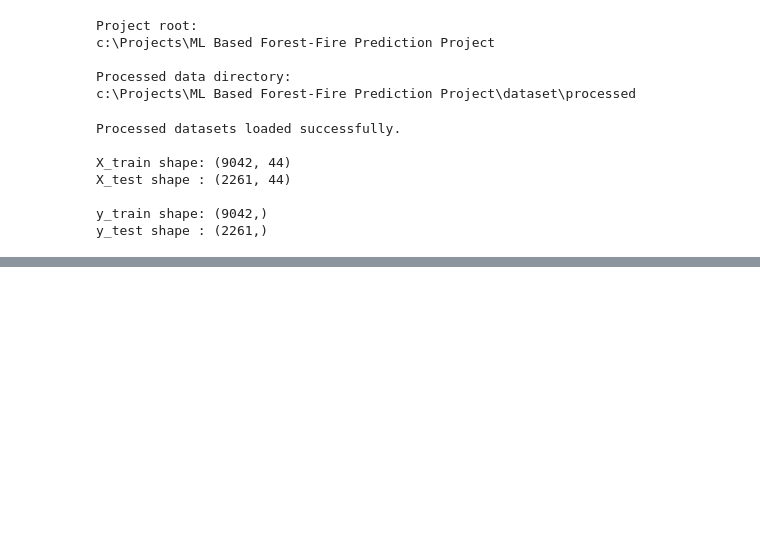
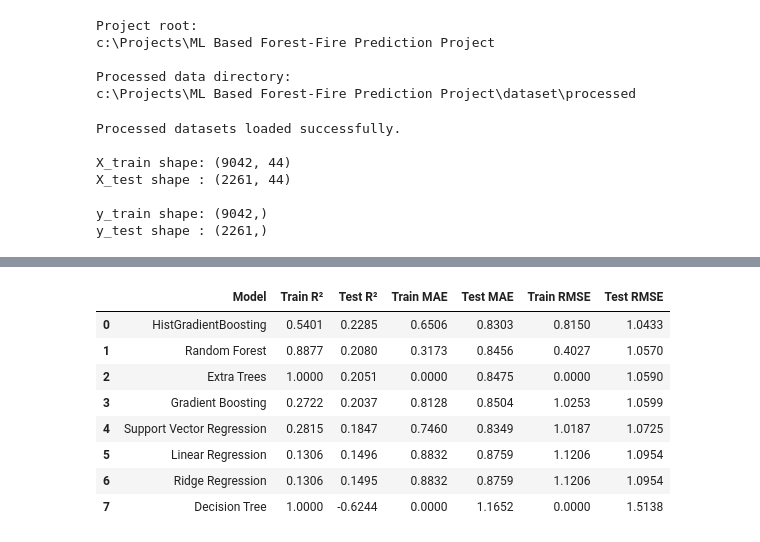
Before and after one commit to mraznyrazeek/ML-Based-Forest-Fire-Prediction-Project, a Jupyter notebook: backend/notebooks/03_model_training.ipynb, the cells around one changed output, grey strips where cells are left out. Drawn from its saved outputs; the diff is of its cells as text; code cells hidden in the pictures; blank space fills up the shorter version.

Commit message:
All model trained/tuned and Compaisom

```diff
--- a/backend/notebooks/03_model_training.ipynb
+++ b/backend/notebooks/03_model_training.ipynb
@@ -82,0 +512,19 @@ y_test shape : (2261,)
+# %%
+# TRAIN TREE-BASED BASELINE MODELS
+
+for name, model in tree_models.items():
+
+    print(f"Training {name}...")
+
+    metrics = evaluate_regression_model(
+        model,
+        X_train,
+        y_train,
+        X_test,
+        y_test
+    )
+
+    metrics["Model"] = name
+    results.append(metrics)
+
+print("\nTree-based models completed.")
@@ -82,0 +539,35 @@ y_test shape : (2261,)
+# %%
+# BASELINE MODEL COMPARISON
+
+baseline_results = pd.DataFrame(results)
+
+baseline_results = baseline_results[
+    [
+        "Model",
+        "Train R²",
+        "Test R²",
+        "Train MAE",
+        "Test MAE",
+        "Train RMSE",
+        "Test RMSE"
+    ]
+]
+
+baseline_results = baseline_results.sort_values(
+    by="Test R²",
+    ascending=False
+).reset_index(drop=True)
+
+display(
+    baseline_results.round(4)
+)
+# %% [output]
+|  | Model | Train R² | Test R² | Train MAE | Test MAE | Train RMSE | Test RMSE |
+| 0 | HistGradientBoosting | 0.5401 | 0.2285 | 0.6506 | 0.8303 | 0.8150 | 1.0433 |
+| 1 | Random Forest | 0.8877 | 0.2080 | 0.3173 | 0.8456 | 0.4027 | 1.0570 |
+| 2 | Extra Trees | 1.0000 | 0.2051 | 0.0000 | 0.8475 | 0.0000 | 1.0590 |
+| 3 | Gradient Boosting | 0.2722 | 0.2037 | 0.8128 | 0.8504 | 1.0253 | 1.0599 |
+| 4 | Support Vector Regression | 0.2815 | 0.1847 | 0.7460 | 0.8349 | 1.0187 | 1.0725 |
+| 5 | Linear Regression | 0.1306 | 0.1496 | 0.8832 | 0.8759 | 1.1206 | 1.0954 |
+| 6 | Ridge Regression | 0.1306 | 0.1495 | 0.8832 | 0.8759 | 1.1206 | 1.0954 |
+| 7 | Decision Tree | 1.0000 | -0.6244 | 0.0000 | 1.1652 | 0.0000 | 1.5138 |
```
Also changed, not shown: parts of 41 cells of this notebook.
